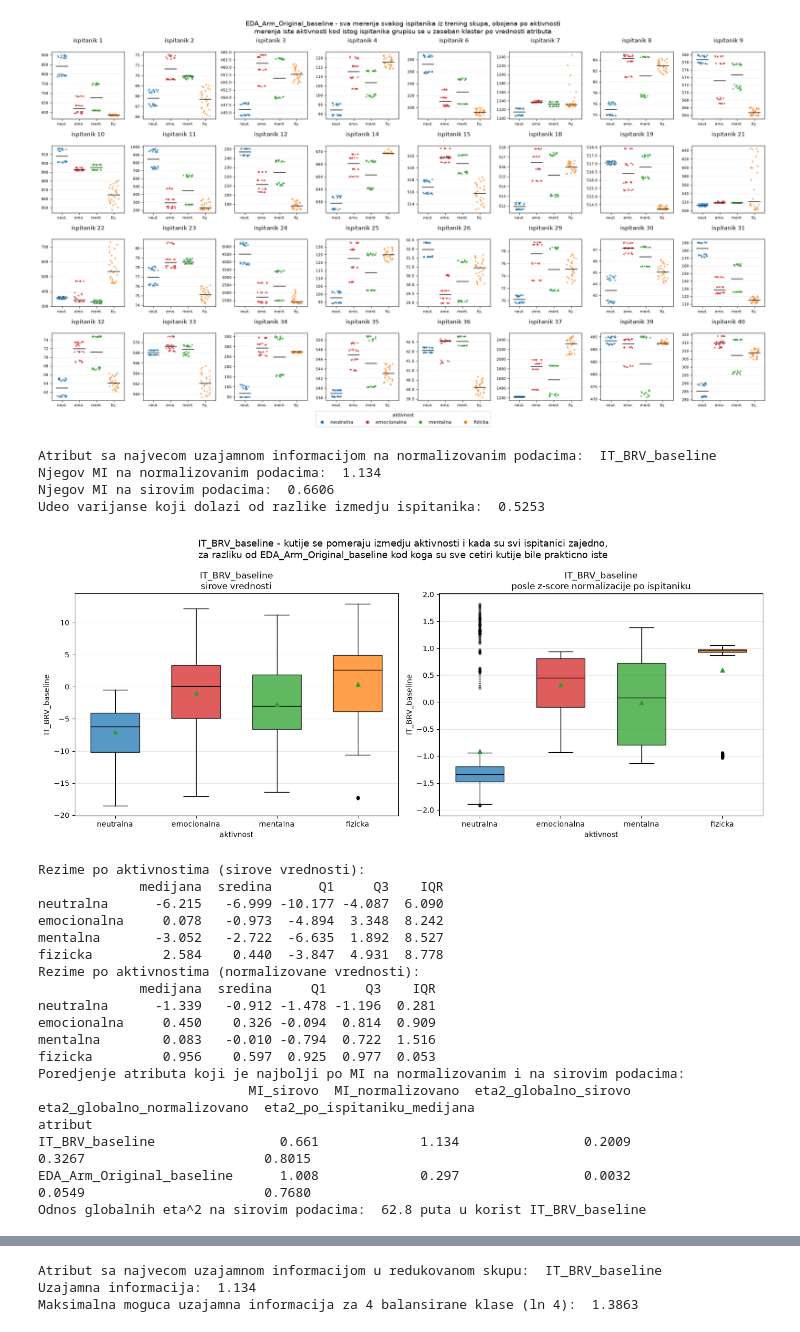
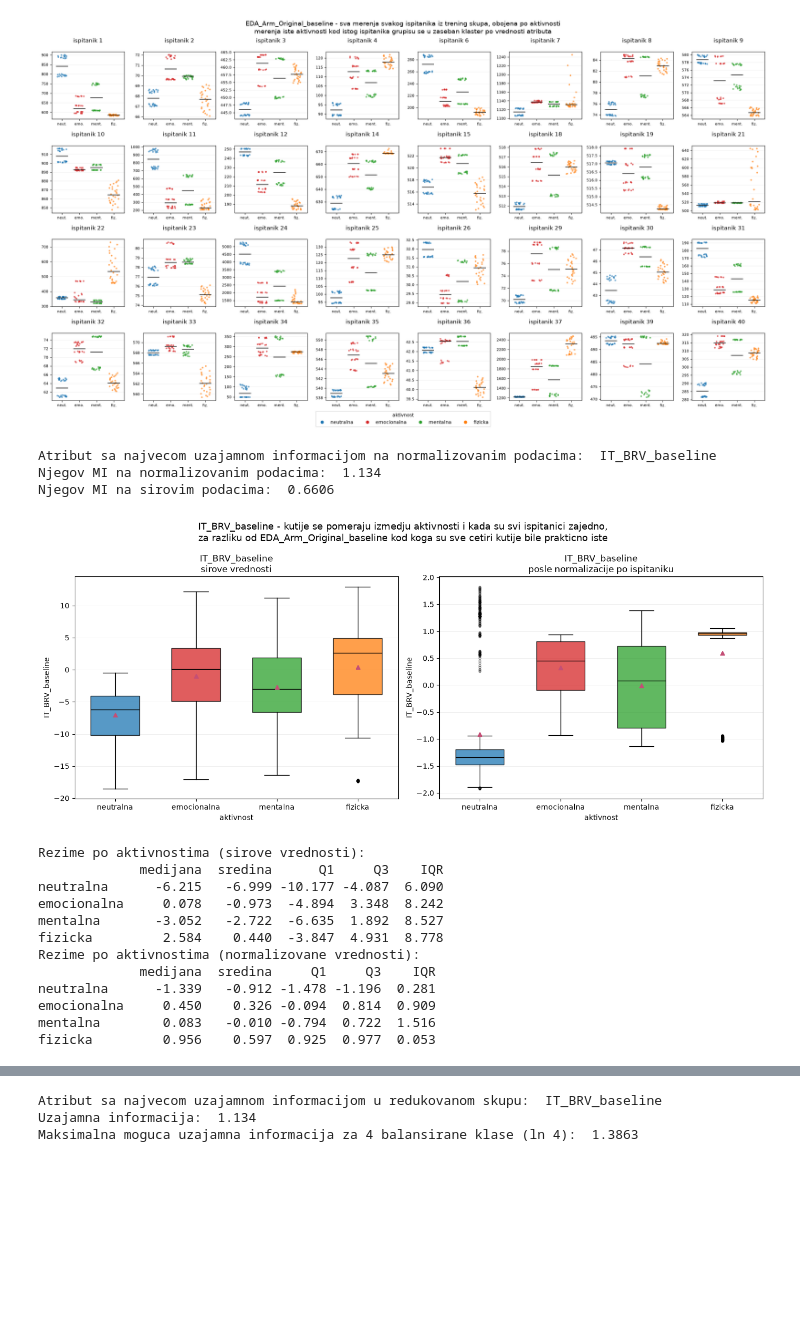
Before and after one commit to Boce03/ml_activity_classification, a Jupyter notebook: interpretable_feature_reduction.ipynb, the cells around one changed output, grey strips where cells are left out. Saved outputs shown, nothing was run; the diff lists cells and outputs as text; code cells hidden in the pictures; blank space fills up the shorter version.

Commit message:
refactor IT_BRV_baseline outlier analisys and summary

```diff
--- a/interpretable_feature_reduction.ipynb
+++ b/interpretable_feature_reduction.ipynb
@@ -512,7 +512,7 @@ fig, axes = plt.subplots(1, 2, figsize=(15, 6))
 
 for ax, (data_frame, subtitle) in zip(
     axes,
-    [(X_train_reduced, "sirove vrednosti"), (X_train_normalized, "posle z-score normalizacije po ispitaniku")],
+    [(X_train_reduced, "sirove vrednosti"), (X_train_normalized, "posle normalizacije po ispitaniku")],
 ):
     series = data_frame[top_feature]
 
@@ -732,23 +732,19 @@ plt.show()
 # Sada najveci MI ima IT_BRV_baseline (bazna vrednost varijabilnosti disanja), a ne EDA_Arm_Original_baseline.
 # To je bitna razlika: EDA_Arm_Original_baseline je imao visok MI zato sto je pratio ko je ispitanik, pa je razdvajao aktivnosti samo unutar ispitanika,
 # dok atribut sa visokim MI na normalizovanim podacima treba da razdvaja aktivnosti i globalno, kada se svi ispitanici posmatraju zajedno.
-# Zato ovde crtamo boxplot-ove atributa IT_BRV_baseline po aktivnostima, i to i za sirove i za normalizovane vrednosti,
-# pa isti racun (eta^2) uporedjujemo sa atributom EDA_Arm_Original_baseline iz prethodnih celija.
+# Zato ovde crtamo boxplot-ove atributa IT_BRV_baseline po aktivnostima, i to i za sirove i za normalizovane vrednosti
 
 top_feature_normalized = mi_normalized.idxmax()
 
 print("Atribut sa najvecom uzajamnom informacijom na normalizovanim podacima: ", top_feature_normalized)
 print("Njegov MI na normalizovanim podacima: ", round(float(mi_normalized[top_feature_normalized]), 4))
 print("Njegov MI na sirovim podacima: ", round(float(mi_raw[top_feature_normalized]), 4))
-print("Udeo varijanse koji dolazi od razlike izmedju ispitanika: ",
-      round(float(X_train_reduced[top_feature_normalized].groupby(groups_train).mean().var()
-                  / X_train_reduced[top_feature_normalized].var()), 4))
 
 fig, axes = plt.subplots(1, 2, figsize=(14, 6))
 
 for ax, (data_frame, subtitle) in zip(
     axes,
-    [(X_train_reduced, "sirove vrednosti"), (X_train_normalized, "posle z-score normalizacije po ispitaniku")],
+    [(X_train_reduced, "sirove vrednosti"), (X_train_normalized, "posle normalizacije po ispitaniku")],
 ):
     series = data_frame[top_feature_normalized]
 
@@ -768,68 +764,34 @@ for ax, (data_frame, subtitle) in zip(
 
     ax.set_title(f"{top_feature_normalized}\n{subtitle}")
     ax.set_xlabel("aktivnost")
     ax.set_ylabel(top_feature_normalized)
     ax.grid(axis="y", alpha=0.3)
 
 fig.suptitle(
     f"{top_feature_normalized} - kutije se pomeraju izmedju aktivnosti i kada su svi ispitanici zajedno,\n"
     "za razliku od EDA_Arm_Original_baseline kod koga su sve cetiri kutije bile prakticno iste",
     fontsize=13,
 )
 fig.tight_layout()
 plt.show()
 
-# --- Brojcani rezime po aktivnostima ---
 for data_label, data_frame in [("sirove vrednosti", X_train_reduced), ("normalizovane vrednosti", X_train_normalized)]:
     series = data_frame[top_feature_normalized]
     class_summary = pd.DataFrame({
         "medijana": series.groupby(y_train).median(),
         "sredina": series.groupby(y_train).mean(),
         "Q1": series.groupby(y_train).quantile(0.25),
         "Q3": series.groupby(y_train).quantile(0.75),
     })
     class_summary["IQR"] = class_summary["Q3"] - class_summary["Q1"]
     class_summary.index = [ACTIVITY_NAMES[activity] for activity in class_summary.index]
     print(f"Rezime po aktivnostima ({data_label}): ")
     print(class_summary.round(3))
-
-# --- Poredjenje sa atributom koji je bio najbolji po MI na sirovim podacima ---
-# eta^2 racunamo na dva nacina: globalno (svi ispitanici zajedno) i unutar svakog ispitanika posebno.
-# Atribut koji razdvaja klase samo unutar ispitanika ima globalni eta^2 blizu nule, a atribut koji razdvaja i globalno ima osetno veci.
-comparison_rows = []
-for feature in [top_feature_normalized, top_feature]:
-    raw_series = X_train_reduced[feature]
-    normalized_series = X_train_normalized[feature]
-    per_subject = pd.Series({
-        subject: eta_squared(raw_series[groups_train == subject], y_train[groups_train == subject])
-        for subject in train_subjects
-    })
-    comparison_rows.append({
-        "atribut": feature,
-        "MI_sirovo": round(float(mi_raw[feature]), 3),
-        "MI_normalizovano": round(float(mi_normalized[feature]), 3),
-        "eta2_globalno_sirovo": round(float(eta_squared(raw_series, y_train)), 4),
-        "eta2_globalno_normalizovano": round(float(eta_squared(normalized_series, y_train)), 4),
-        "eta2_po_ispitaniku_medijana": round(float(per_subject.median()), 4),
-    })
-
-comparison = pd.DataFrame(comparison_rows).set_index("atribut")
-print("Poredjenje atributa koji je najbolji po MI na normalizovanim i na sirovim podacima: ")
-print(comparison.to_string())
-
-ratio_raw = comparison.loc[top_feature_normalized, "eta2_globalno_sirovo"] / comparison.loc[top_feature, "eta2_globalno_sirovo"]
-print("Odnos globalnih eta^2 na sirovim podacima: ", round(float(ratio_raw), 1), "puta u korist", top_feature_normalized)
-
-# Zakljucak koji se vidi iz brojeva: oba atributa dobro razdvajaju aktivnosti unutar jednog ispitanika (medijana eta^2 oko 0.8),
-# ali samo IT_BRV_baseline zadrzava deo tog razdvajanja i kada se svi ispitanici pomesaju.
-# Treba biti realan - globalni eta^2 od 0.20 (odnosno 0.33 posle normalizacije) znaci da se klase i dalje delimicno preklapaju,
-# pa jedan atribut nije dovoljan za klasifikaciju, ali je to kvalitativno drugacije od atributa cije je globalno razdvajanje prakticno nula.
 # %% [output]
 Atribut sa najvecom uzajamnom informacijom na normalizovanim podacima:  IT_BRV_baseline
 Njegov MI na normalizovanim podacima:  1.134
 Njegov MI na sirovim podacima:  0.6606
-Udeo varijanse koji dolazi od razlike izmedju ispitanika:  0.5253
-[figure, old version]
+[figure, new version]
 Rezime po aktivnostima (sirove vrednosti):
              medijana  sredina      Q1     Q3    IQR
 neutralna      -6.215   -6.999 -10.177 -4.087  6.090
@@ -842,10 +804,4 @@ neutralna      -1.339   -0.912 -1.478 -1.196  0.281
 emocionalna     0.450    0.326 -0.094  0.814  0.909
 mentalna        0.083   -0.010 -0.794  0.722  1.516
 fizicka         0.956    0.597  0.925  0.977  0.053
-Poredjenje atributa koji je najbolji po MI na normalizovanim i na sirovim podacima:
-                           MI_sirovo  MI_normalizovano  eta2_globalno_sirovo  eta2_globalno_normalizovano  eta2_po_ispitaniku_medijana
-atribut
-IT_BRV_baseline                0.661             1.134                0.2009                       0.3267                       0.8015
-EDA_Arm_Original_baseline      1.008             0.297                0.0032                       0.0549                       0.7680
-Odnos globalnih eta^2 na sirovim podacima:  62.8 puta u korist IT_BRV_baseline
 # %%
```
Also changed, not shown: parts of 3 cells of this notebook.
